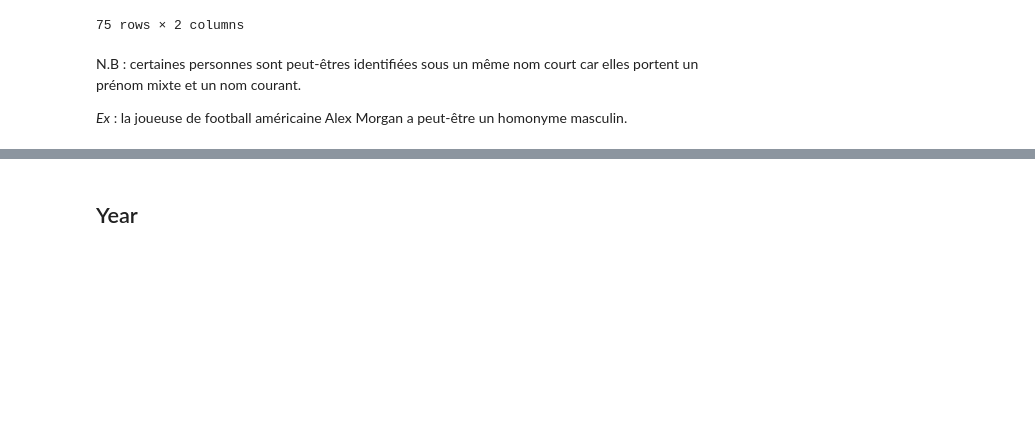
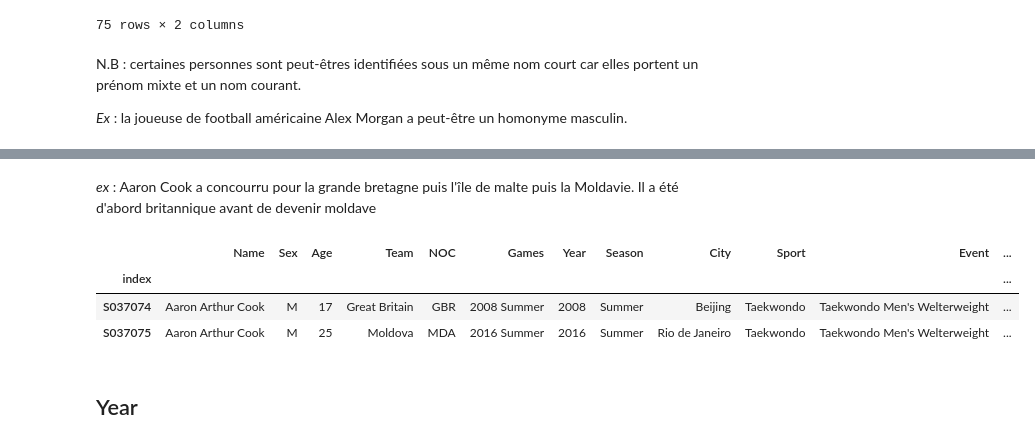
Before and after one commit to gitadum/querympics, a Jupyter notebook: analysis/explore.ipynb, the cells around one changed output, grey strips where cells are left out. Cells and saved outputs as stored; diff of their text form; code cells hidden in the pictures; blank space fills up the shorter version.

```diff
--- a/analysis/explore.ipynb
+++ b/analysis/explore.ipynb
@@ -276,3 +361,13 @@ a peut-être un homonyme masculin.
+# %% [markdown]
+*ex* : Aaron Cook a concourru pour la grande bretagne puis l'île de malte
+puis la Moldavie. Il a été d'abord britannique avant de devenir moldave
+# %%
+athlet[athlet["ShortName"] == "Aaron COOK"]
+# %% [output]
+|  | Name | Sex | Age | Team | NOC | Games | Year | Season | City | Sport | Event | ... |
+| index |  |  |  |  |  |  |  |  |  |  |  | ... |
+| S037074 | Aaron Arthur Cook | M | 17 | Great Britain | GBR | 2008 Summer | 2008 | Summer | Beijing | Taekwondo | Taekwondo Men's Welterweight | ... |
+| S037075 | Aaron Arthur Cook | M | 25 | Moldova | MDA | 2016 Summer | 2016 | Summer | Rio de Janeiro | Taekwondo | Taekwondo Men's Welterweight | ... |
 # %% [markdown]
 ## Year
 # %%
```
Also changed, not shown: parts of 12 cells of this notebook.
